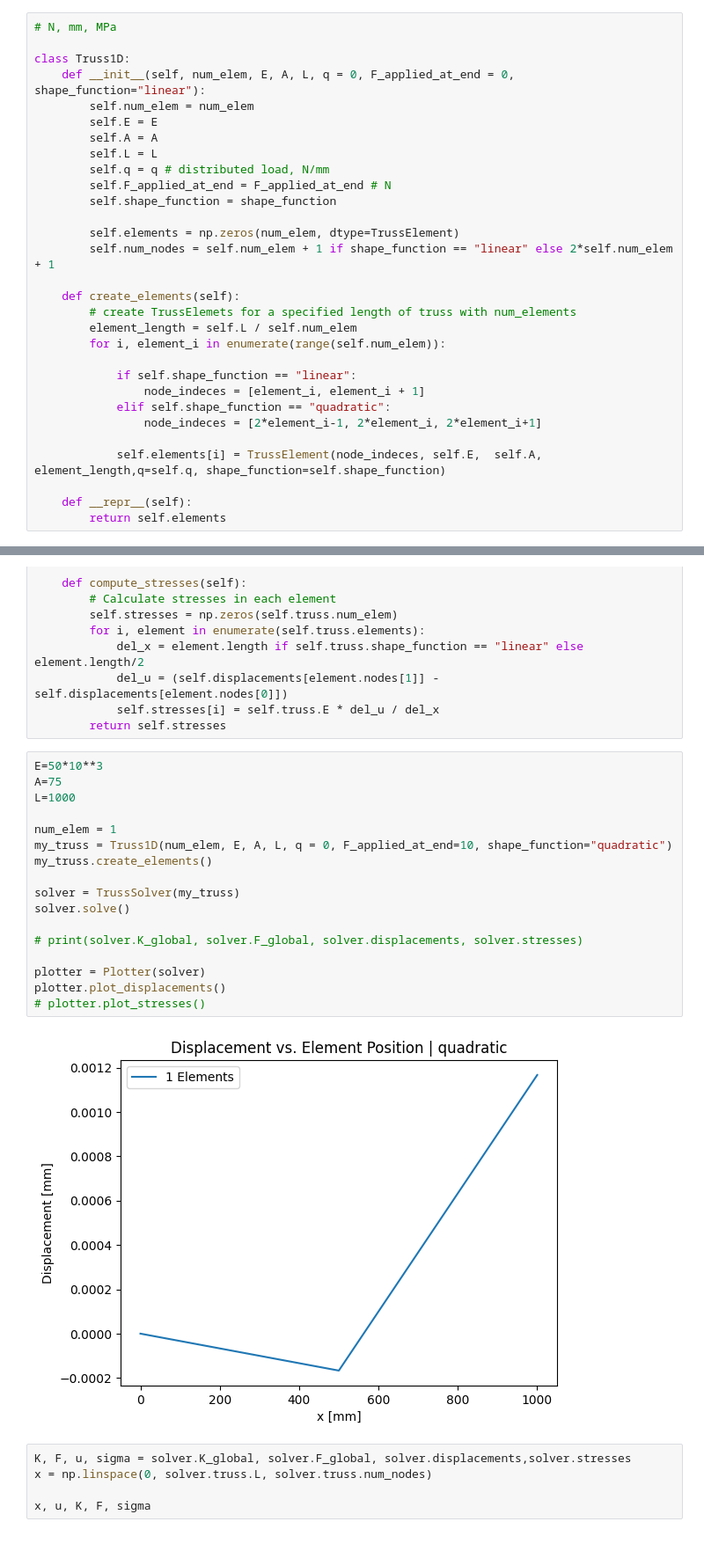
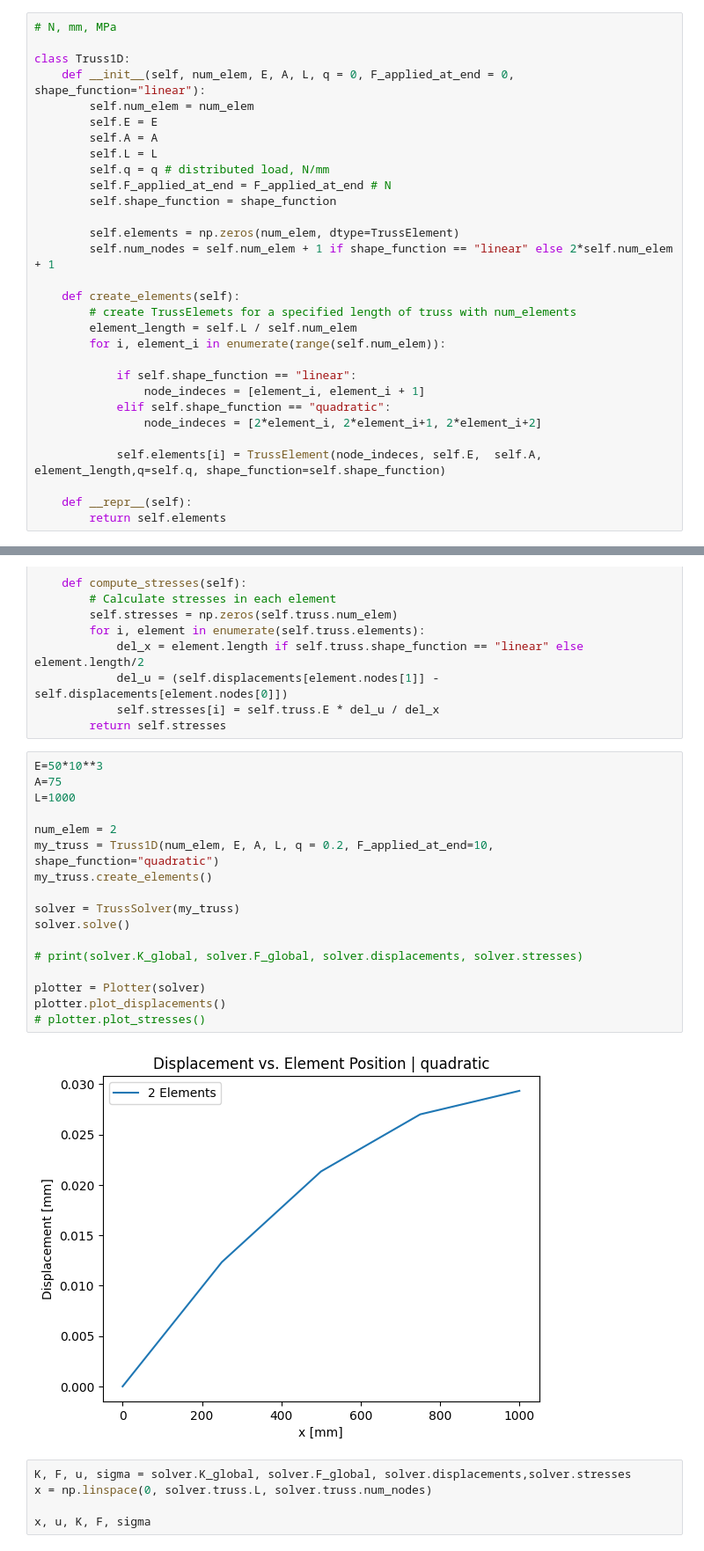
Before and after one commit to efekaanefe/ME413-Finite-Element-Method, a Jupyter notebook: Truss1D.ipynb, the cells around one changed output, grey strips where cells are left out. Shown at 88% size. Cells and saved outputs as stored; diff of their text form.

Commit message:
solving quadratic displacement

```diff
--- a/Truss1D.ipynb
+++ b/Truss1D.ipynb
@@ -54,7 +54,7 @@ class Truss1D:
             if self.shape_function == "linear":
                 node_indeces = [element_i, element_i + 1]
             elif self.shape_function == "quadratic":
-                node_indeces = [2*element_i-1, 2*element_i, 2*element_i+1]
+                node_indeces = [2*element_i, 2*element_i+1, 2*element_i+2]
 
             self.elements[i] = TrussElement(node_indeces, self.E,  self.A, element_length,q=self.q, shape_function=self.shape_function)
 
@@ -113,22 +113,22 @@ class TrussSolver:
 # %%
 E=50*10**3
 A=75
 L=1000
 
-num_elem = 1
-my_truss = Truss1D(num_elem, E, A, L, q = 0, F_applied_at_end=10, shape_function="quadratic")
+num_elem = 2
+my_truss = Truss1D(num_elem, E, A, L, q = 0.2, F_applied_at_end=10, shape_function="quadratic")
 my_truss.create_elements()
 
 solver = TrussSolver(my_truss)
 solver.solve()
 
 # print(solver.K_global, solver.F_global, solver.displacements, solver.stresses)
 
 plotter = Plotter(solver)
 plotter.plot_displacements()
 # plotter.plot_stresses()
 # %% [output]
-[figure, old version]
+[figure, new version]
 # %%
 K, F, u, sigma = solver.K_global, solver.F_global, solver.displacements,solver.stresses
 x = np.linspace(0, solver.truss.L, solver.truss.num_nodes)
```
